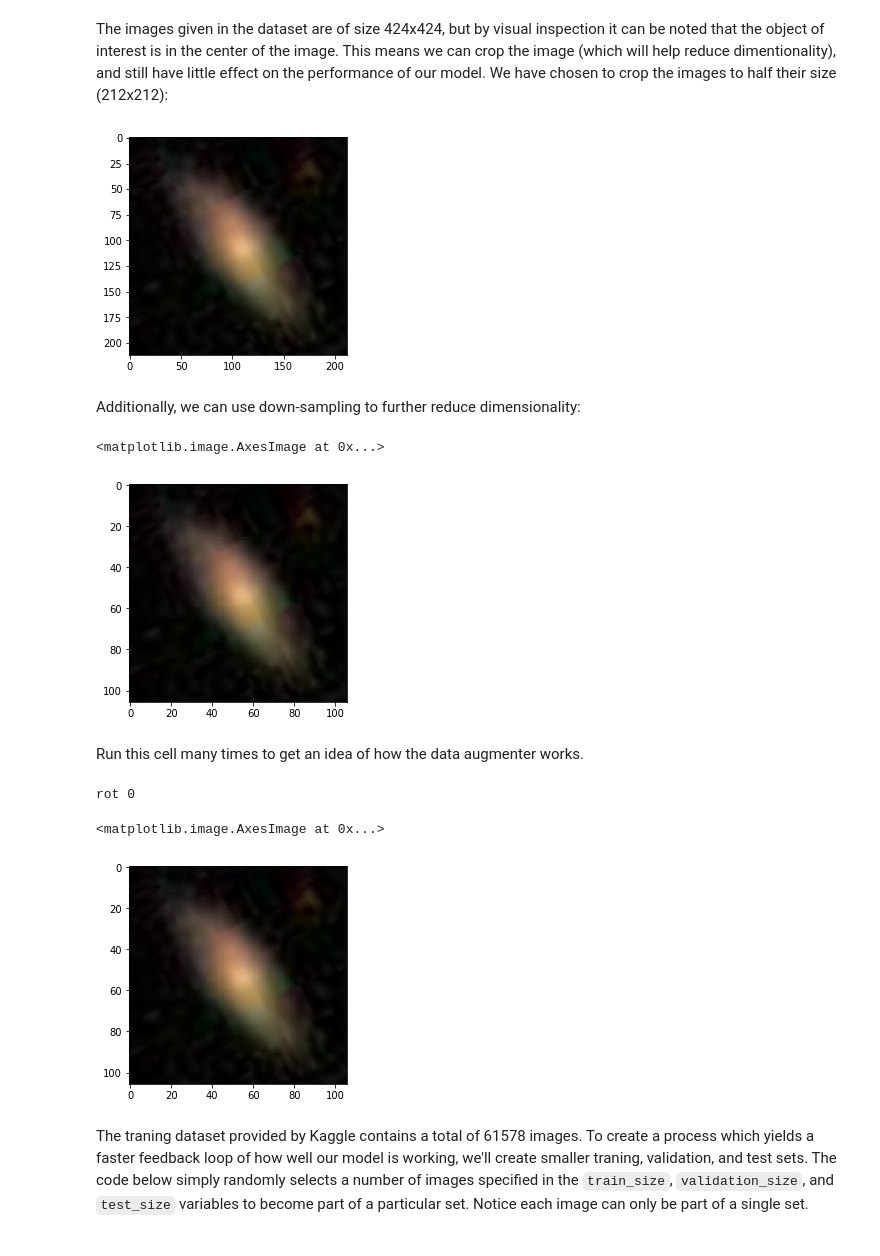
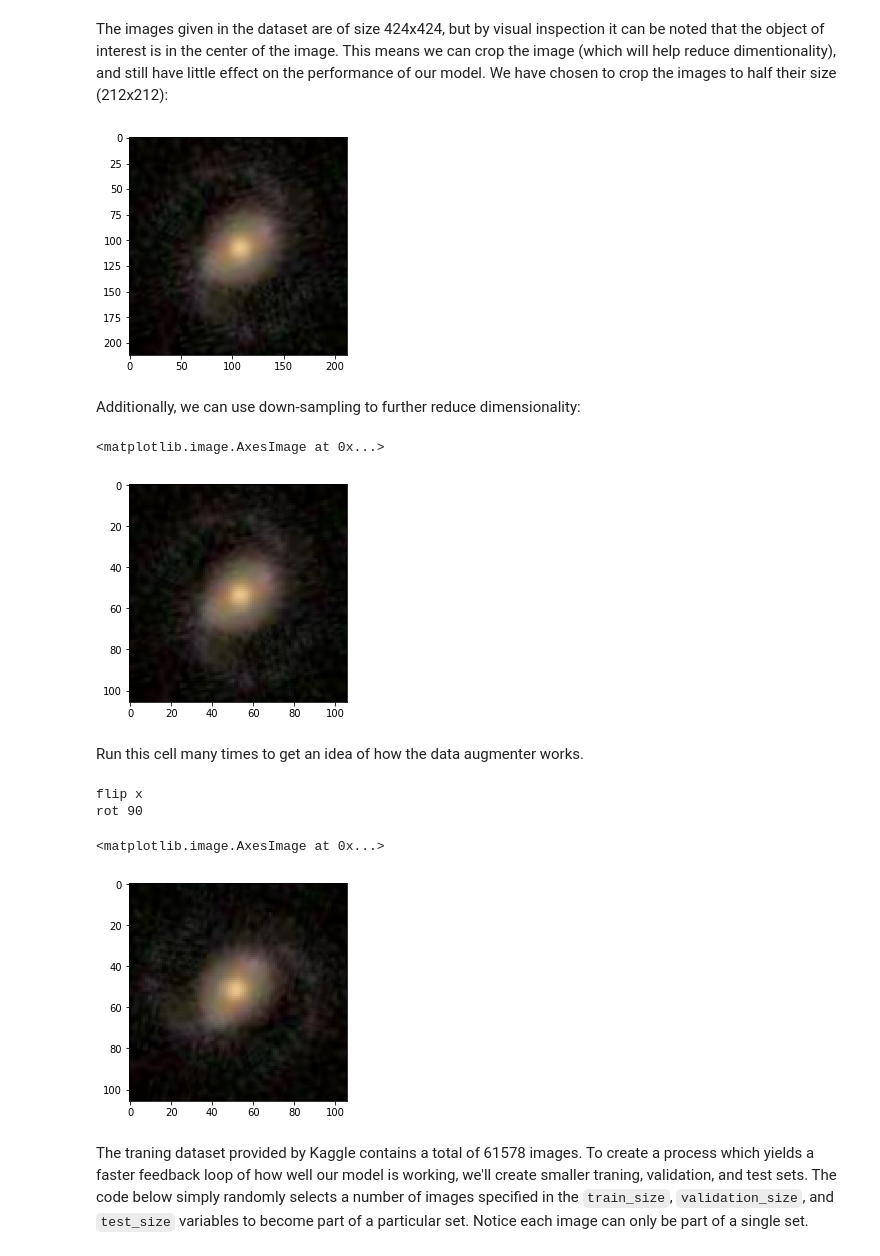
Before and after one commit to diegocasmo/ml-project, a Jupyter notebook: code/data_processor.ipynb, the cells around one changed output. Saved outputs shown, nothing was run; the diff lists cells and outputs as text; code cells hidden in the pictures.

```diff
--- a/code/data_processor.ipynb
+++ b/code/data_processor.ipynb
@@ -39,7 +39,7 @@ We can now render an image as follows:
 import matplotlib.pylab as plt
 %matplotlib inline
 
-sample_img = plt.imread(img_paths[1])
+sample_img = plt.imread(img_paths[0])
 plt.imshow(sample_img)
 plt.show()
 # %% [output]
@@ -52,7 +52,7 @@ sample_img = sample_img.T[:,106:106*3,106:106*3]
 plt.imshow(sample_img.T)
 plt.show()
 # %% [output]
-[figure, old version]
+[figure, new version]
 # %% [markdown]
 Additionally, we can use down-sampling to further reduce dimensionality:
 # %%
@@ -63,40 +63,43 @@ sample_img = resize(sample_img, (3, 106, 106), mode='reflect')
 plt.imshow(sample_img.T)
 # %% [output]
 <matplotlib.image.AxesImage at 0x...>
-[figure, old version]
+[figure, new version]
 # %% [markdown]
 Run this cell many times to get an idea of how the data augmenter works.
 # %%
 import numpy as np
 
 # proper flip https://github.com/keras-team/keras/blob/master/keras/preprocessing/image.py#L323-L327
 def flip_axis(x, axis):
     x = np.asarray(x).swapaxes(axis, 0)
     x = x[::-1, ...]
     x = x.swapaxes(0, axis)
     return x
 
 def random_rotation(x):
     count = np.random.randint(0,4)
     print('rot %d' % (count * 90))
-    x1 = np.rot90(x, count)
-    return x
+    out = np.ones((3,106,106))
+    for i,channel in enumerate(x):
+        out[i] = np.rot90(channel, count)
+    return out
 
 def rand_augment(img):
     if np.random.randint(0,2):
         img = flip_axis(img, 1)
         print('flip x')
     if np.random.randint(0,2):
         img = flip_axis(img, 2)
         print('flip y')
     img = random_rotation(img)
     return img
 aug_img = rand_augment(sample_img)
 plt.imshow(aug_img.T)
 # %% [output]
-rot 0
+flip x
+rot 90
 <matplotlib.image.AxesImage at 0x...>
-[figure, old version]
+[figure, new version]
 # %% [markdown]
 The traning dataset provided by Kaggle contains a total of 61578 images. To create a process which yields a faster feedback loop of how well our model is working, we'll create smaller traning, validation, and test sets. The code below simply randomly selects a number of images specified in the ``train_size``, ``validation_size``, and ``test_size`` variables to become part of a particular set. Notice each image can only be part of a single set.
 # %%
```
Also changed, not shown: parts of 3 cells of this notebook, 1 other file.
